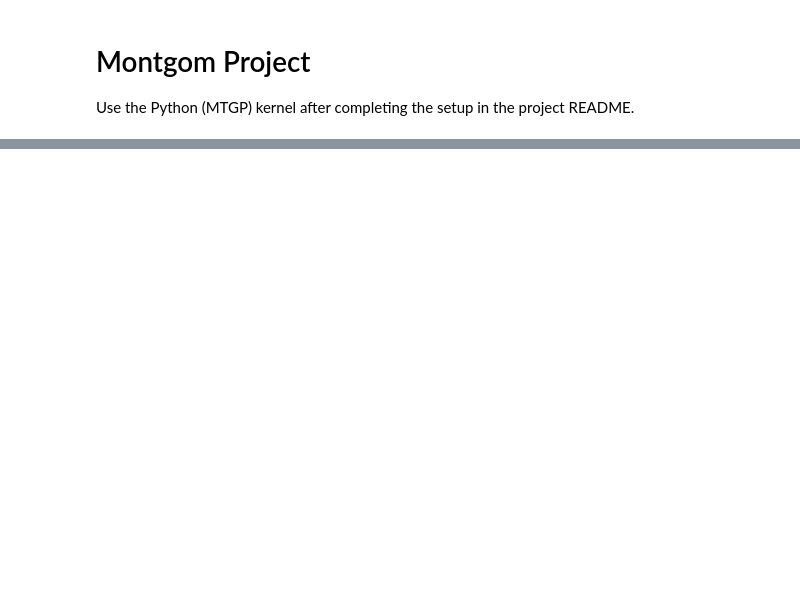
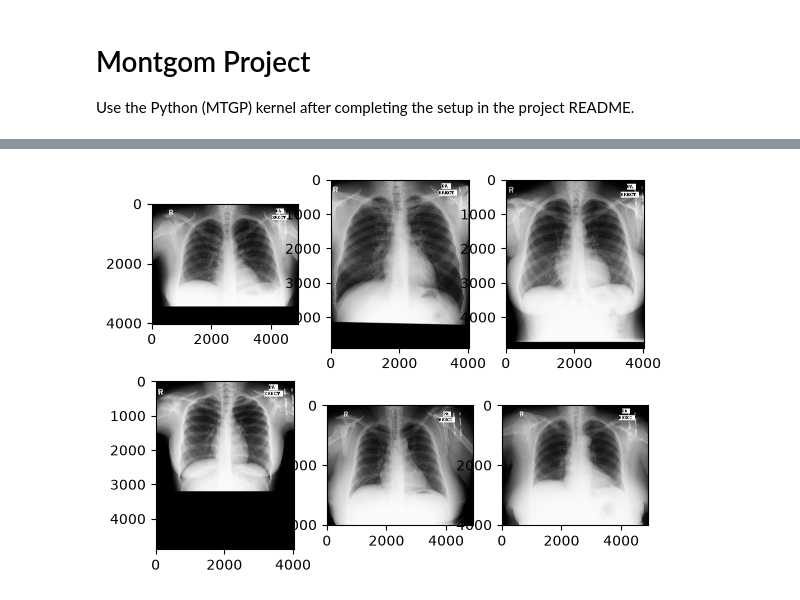
Before and after one commit to THartigan/xray_segmentation_testing, a Jupyter notebook: notebooks/01_getting_started.ipynb, the cells around one changed output, grey strips where cells are left out. Drawn from its saved outputs; the diff is of its cells as text; code cells hidden in the pictures; blank space fills up the shorter version.

```diff
--- a/notebooks/01_getting_started.ipynb
+++ b/notebooks/01_getting_started.ipynb
@@ -29,0 +85,9 @@ plt.tight_layout()
+# %%
+fig2, axs2 = plt.subplots(2,3)
+for i, patient in enumerate(trial[:6]):
+    image = patient.image
+    axs2[i %2 , i %3].imshow(image,  cmap='gray')
+
+plt.show()
+# %% [output]
+[figure, added]
```
Also changed, not shown: parts of 15 cells of this notebook, 3 other files.
